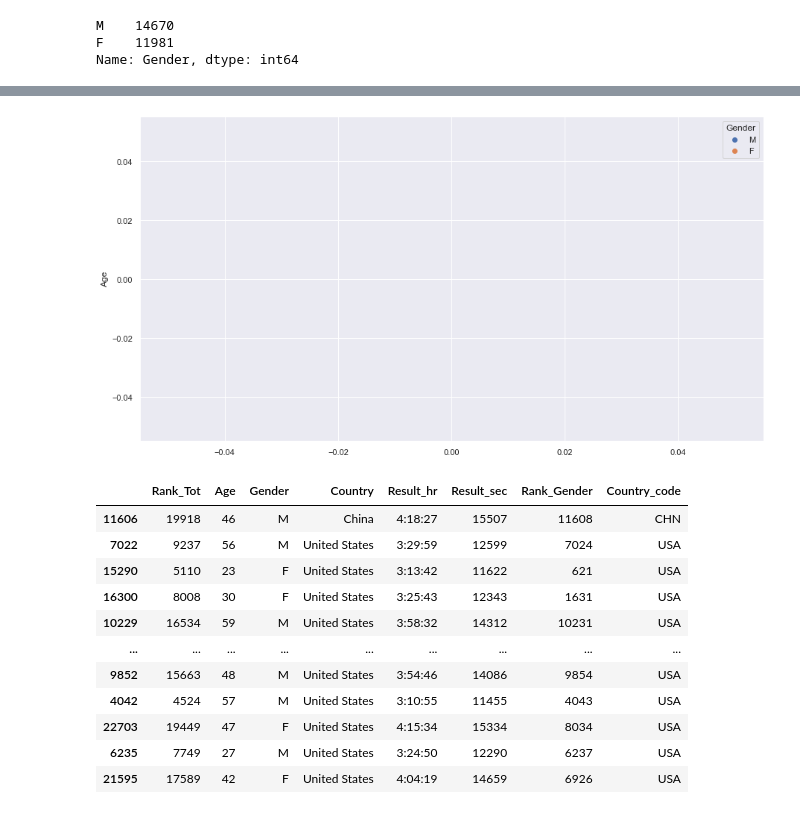
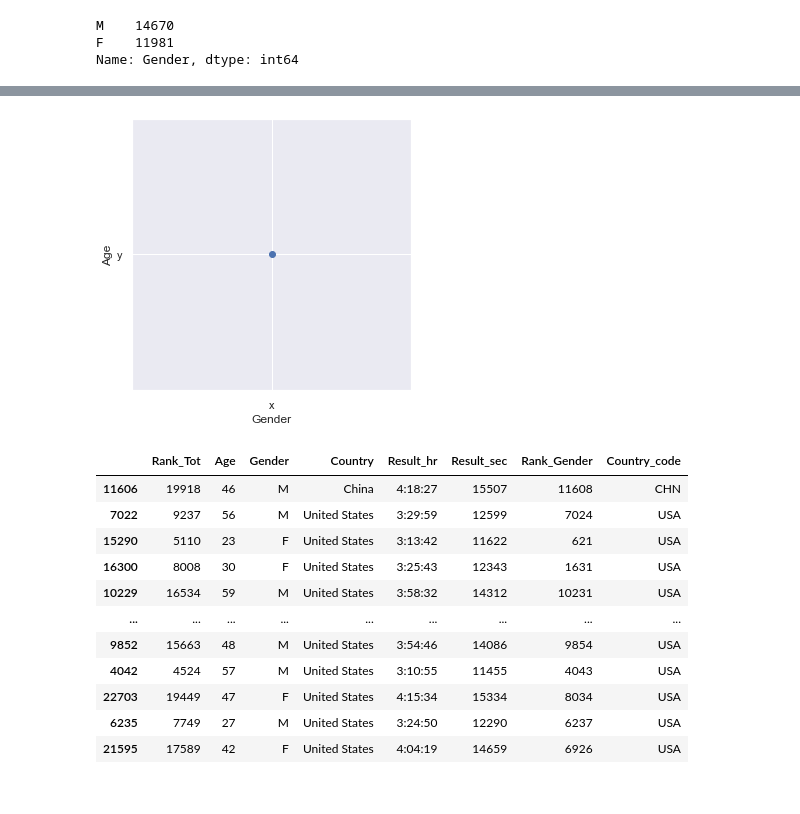
Before and after one commit to JordiZaragoza/Sampling, a Jupyter notebook: NEW S05 T01.ipynb, the cells around one changed output, grey strips where cells are left out. Drawn from its saved outputs; the diff is of its cells as text; code cells hidden in the pictures.

```diff
--- a/NEW S05 T01.ipynb
+++ b/NEW S05 T01.ipynb
@@ -67,10 +67,10 @@ plt.show()
-# %%
-sns.scatterplot(data=marathon_df,
-                y="Age",
-                hue="Gender")
-plt.show()
-# %% [output]
-[figure, removed]
+# %%
+plt.plot( 'x', 'y', "", data=marathon_df, linestyle='', marker='o')
+plt.xlabel('Gender')
+plt.ylabel('Age')
+plt.show()
+# %% [output]
+[figure, added]
 # %%
 # muestra aleatoria simple
 simple_marathon_df = marathon_df.sample(n = 500)
```
Also changed, not shown: parts of 1 cell of this notebook.
